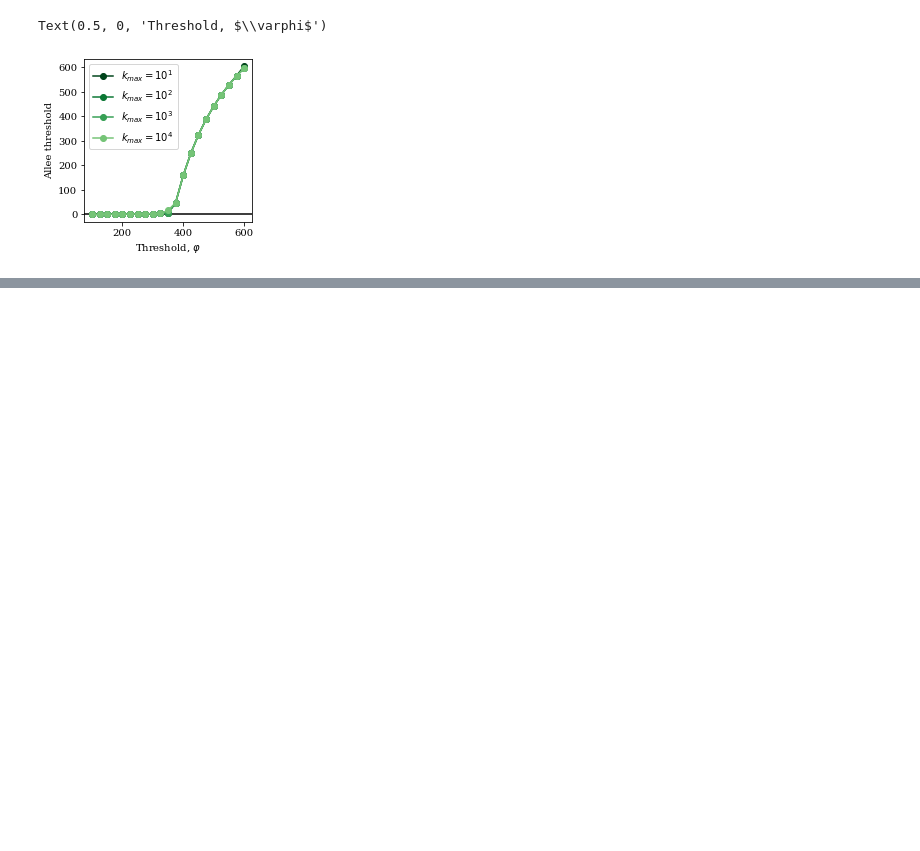
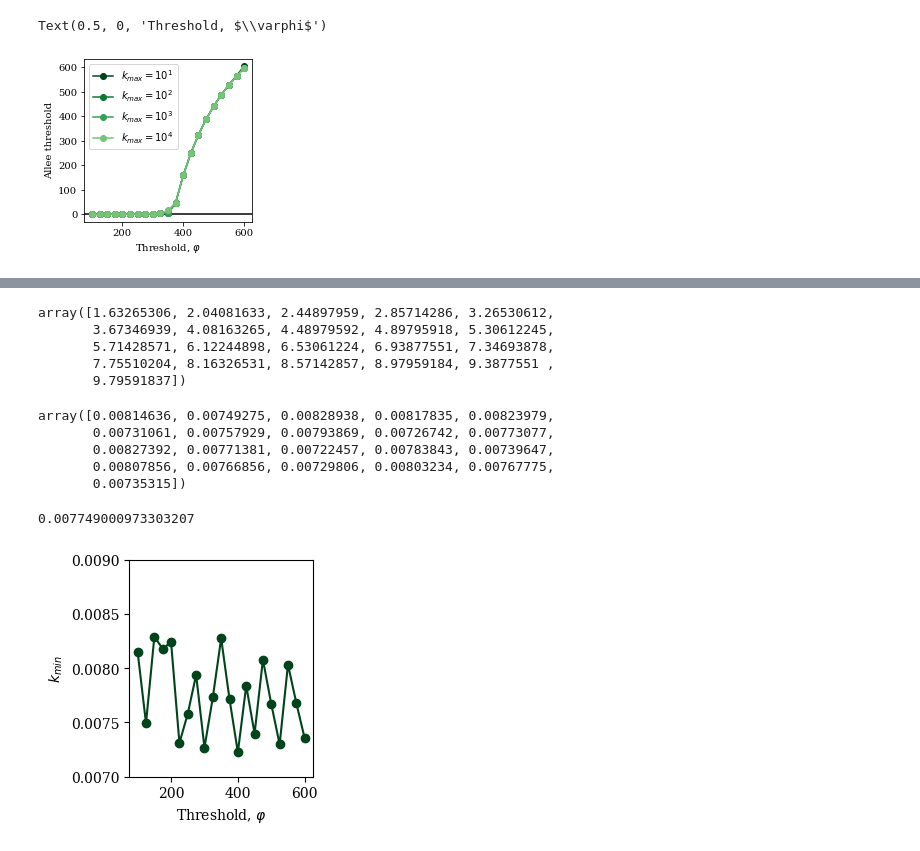
Before and after one commit to micbru/MPBSpatialModel, a Jupyter notebook: OptimizedF.ipynb, the cells around one changed output, grey strips where cells are left out. Cells and saved outputs as stored; diff of their text form; code cells hidden in the pictures; blank space fills up the shorter version.

Commit message:
Updated from revisions to consider varying k_min with fixed m at low density

```diff
--- a/OptimizedF.ipynb
+++ b/OptimizedF.ipynb
@@ -195,0 +201,48 @@ Text(0.5, 0, 'Threshold, $\\varphi$')
+# %%
+# Again get the functions for varying p values
+foptlist_alt = {}
+mlist_alt = {}
+klist_alt = {}
+# This time we also want a list of mfix.
+# This is the total number of beetles at the endemic transition divided by the approximate stand density to get the approximate average
+# Here we use the numbers from Boone et al. for their definition of epidemic and their average stand density
+# (note the 5 and 1000 was more of an estimate, I think 20/1225 is better and conveniently works much better for me...)
+mfixlist = plist*20/1225#plist*5/1000
+for pp,mf in zip(plist,mfixlist):
+    # Set kmin very small so we do not run into it.
+    foptlist_alt[pp],mlist_alt[pp],klist_alt[pp] = sf.getfopt(pp,c,returnk=True,kmin=1e-4,kmax=1e2,mfix=mf)
+
+# Now save the values of kmin in a list as well to compare
+kmin_mfix = np.array([klist_alt[pp][0] for pp in plist])
+# %%
+mfixlist
+# %% [output]
+array([1.63265306, 2.04081633, 2.44897959, 2.85714286, 3.26530612,
+       3.67346939, 4.08163265, 4.48979592, 4.89795918, 5.30612245,
+       5.71428571, 6.12244898, 6.53061224, 6.93877551, 7.34693878,
+       7.75510204, 8.16326531, 8.57142857, 8.97959184, 9.3877551 ,
+       9.79591837])
+# %%
+kmin_mfix
+# %% [output]
+array([0.00814636, 0.00749275, 0.00828938, 0.00817835, 0.00823979,
+       0.00731061, 0.00757929, 0.00793869, 0.00726742, 0.00773077,
+       0.00827392, 0.00771381, 0.00722457, 0.00783843, 0.00739647,
+       0.00807856, 0.00766856, 0.00729806, 0.00803234, 0.00767775,
+       0.00735315])
+# %%
+# Plot
+fig,ax = plt.subplots(1,1,figsize=figsize,tight_layout = True)
+# Get colormap for p's for the alternative case
+#cdiscrete2 = plt.cm.get_cmap('RdPu').reversed()(np.linspace(0, 1, plen+3))
+
+ax.plot(plist,kmin_mfix,'o-',c=ck[0])
+#ax.set_xlim(0,15)
+ax.set_ylim(0.007,0.009)
+ax.set_xlabel(r'Threshold, $\varphi$')
+ax.set_ylabel(r'$k_{min}$')
+plt.savefig('figures/kmin_mfix.pdf',bbox_inches='tight')
+print(kmin_mfix.mean())
+# %% [output]
+0.007749000973303207
+[figure, added]
```
Also changed, not shown: parts of 9 cells of this notebook, 9 other files.
